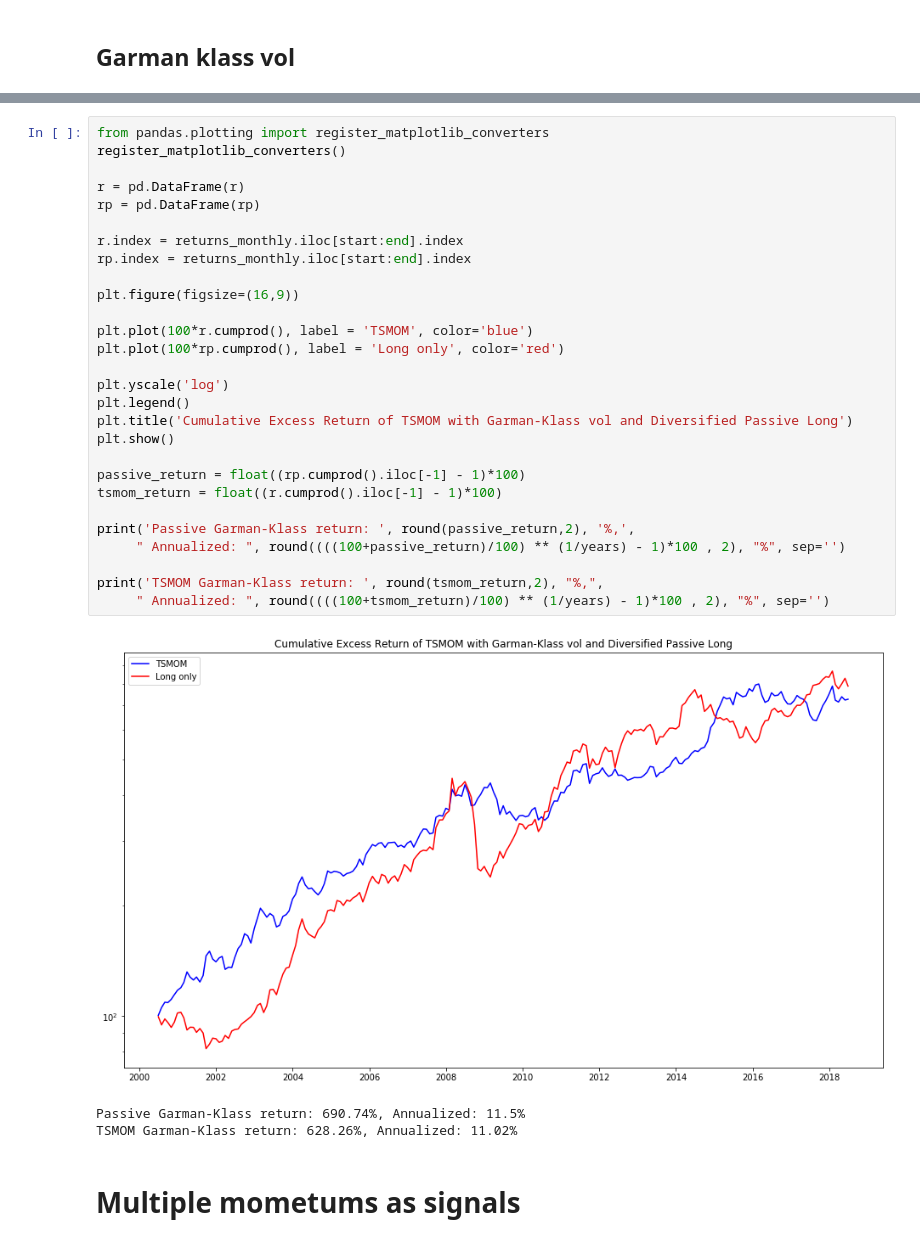
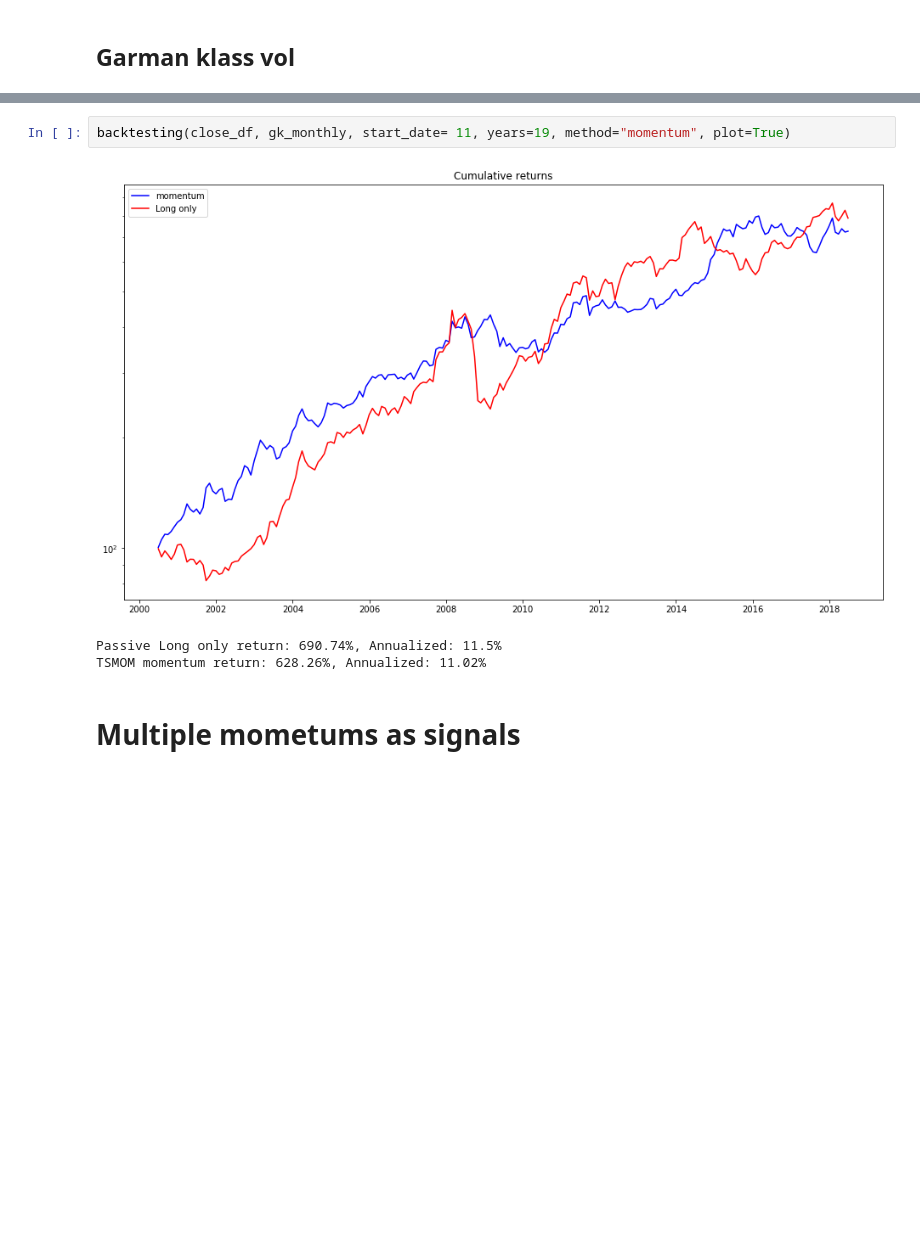
Before and after one commit to turing-usp/Momentum, a Jupyter notebook: TSMOM_Leme.ipynb, the cells around one changed output, grey strips where cells are left out. Cells and saved outputs as stored; diff of their text form; blank space fills up the shorter version.

```diff
--- a/TSMOM_Leme.ipynb
+++ b/TSMOM_Leme.ipynb
@@ -294,35 +345,9 @@ for i in range(start, end):
-# %%
-from pandas.plotting import register_matplotlib_converters
-register_matplotlib_converters()
-
-r = pd.DataFrame(r)
-rp = pd.DataFrame(rp)
-
-r.index = returns_monthly.iloc[start:end].index
-rp.index = returns_monthly.iloc[start:end].index
-
-plt.figure(figsize=(16,9))
-
-plt.plot(100*r.cumprod(), label = 'TSMOM', color='blue')
-plt.plot(100*rp.cumprod(), label = 'Long only', color='red')
-
-plt.yscale('log')
-plt.legend()
-plt.title('Cumulative Excess Return of TSMOM with Garman-Klass vol and Diversified Passive Long')
-plt.show()
-
-passive_return = float((rp.cumprod().iloc[-1] - 1)*100)
-tsmom_return = float((r.cumprod().iloc[-1] - 1)*100)
-
-print('Passive Garman-Klass return: ', round(passive_return,2), '%,',
-     " Annualized: ", round((((100+passive_return)/100) ** (1/years) - 1)*100 , 2), "%", sep='')
-
-print('TSMOM Garman-Klass return: ', round(tsmom_return,2), "%,",
-     " Annualized: ", round((((100+tsmom_return)/100) ** (1/years) - 1)*100 , 2), "%", sep='')
-# %% [output]
-[figure, removed]
-Passive Garman-Klass return: 690.74%, Annualized: 11.5%
-TSMOM Garman-Klass return: 628.26%, Annualized: 11.02%
+# %%
+backtesting(close_df, gk_monthly, start_date= 11, years=19, method="momentum", plot=True)
+# %% [output]
+[figure, added]
+Passive Long only return: 690.74%, Annualized: 11.5%
+TSMOM momentum return: 628.26%, Annualized: 11.02%
 # %% [markdown]
 # Multiple mometums as signals
 # %% [markdown]
```
Also changed, not shown: parts of 35 cells of this notebook, 4 other files.
